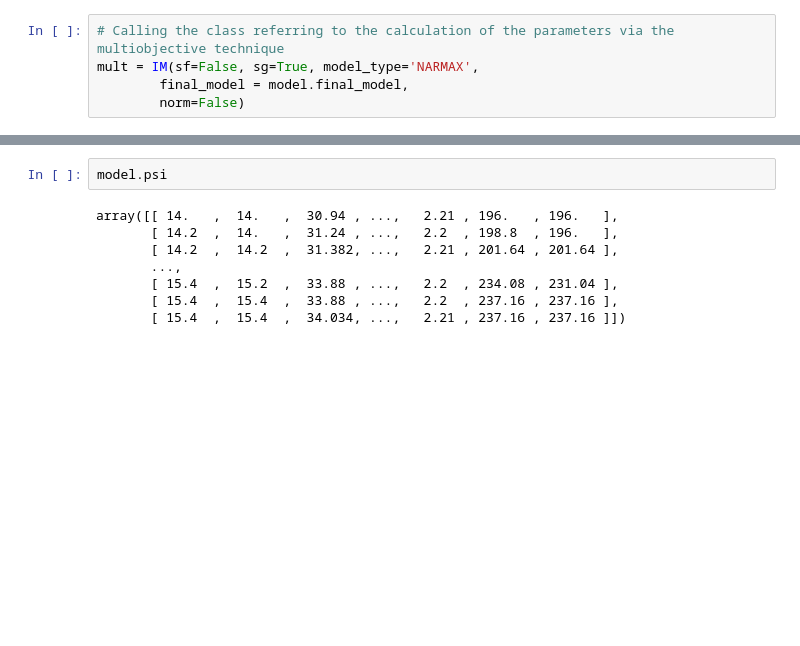
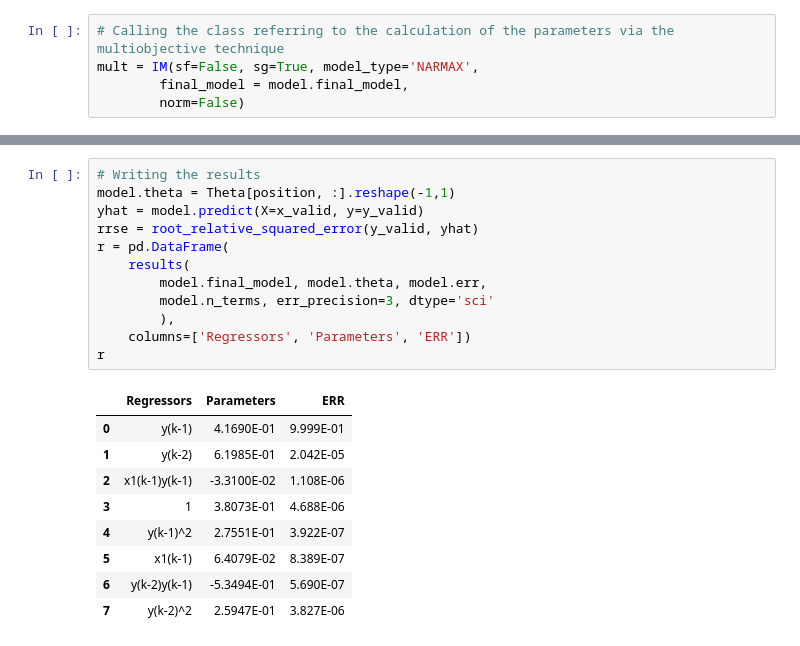
Before and after one commit to GabrielBuenoLeandro/Multiobjetive, a Jupyter notebook: Static_Gain.ipynb, the cells around one changed output, grey strips where cells are left out. Drawn from its saved outputs; the diff is of its cells as text; blank space fills up the shorter version.

```diff
--- a/Static_Gain.ipynb
+++ b/Static_Gain.ipynb
@@ -125,10 +140,22 @@ IndexError: too many indices for array: array is 1-dimensional, but 2 were index
-# %%
-model.psi
-# %% [output]
-array([[ 14.   ,  14.   ,  30.94 , ...,   2.21 , 196.   , 196.   ],
-       [ 14.2  ,  14.   ,  31.24 , ...,   2.2  , 198.8  , 196.   ],
-       [ 14.2  ,  14.2  ,  31.382, ...,   2.21 , 201.64 , 201.64 ],
-       ...,
-       [ 15.4  ,  15.2  ,  33.88 , ...,   2.2  , 234.08 , 231.04 ],
-       [ 15.4  ,  15.4  ,  33.88 , ...,   2.2  , 237.16 , 237.16 ],
-       [ 15.4  ,  15.4  ,  34.034, ...,   2.21 , 237.16 , 237.16 ]])
+# %%
+# Writing the results
+model.theta = Theta[position, :].reshape(-1,1)
+yhat = model.predict(X=x_valid, y=y_valid)
+rrse = root_relative_squared_error(y_valid, yhat)
+r = pd.DataFrame(
+    results(
+        model.final_model, model.theta, model.err,
+        model.n_terms, err_precision=3, dtype='sci'
+        ),
+    columns=['Regressors', 'Parameters', 'ERR'])
+r
+# %% [output]
+|  | Regressors | Parameters | ERR |
+| 0 | y(k-1) | 4.1690E-01 | 9.999E-01 |
+| 1 | y(k-2) | 6.1985E-01 | 2.042E-05 |
+| 2 | x1(k-1)y(k-1) | -3.3100E-02 | 1.108E-06 |
+| 3 | 1 | 3.8073E-01 | 4.688E-06 |
+| 4 | y(k-1)^2 | 2.7551E-01 | 3.922E-07 |
+| 5 | x1(k-1) | 6.4079E-02 | 8.389E-07 |
+| 6 | y(k-2)y(k-1) | -5.3494E-01 | 5.690E-07 |
+| 7 | y(k-2)^2 | 2.5947E-01 | 3.827E-06 |
```
Also changed, not shown: parts of 6 cells of this notebook, 1 other file.
